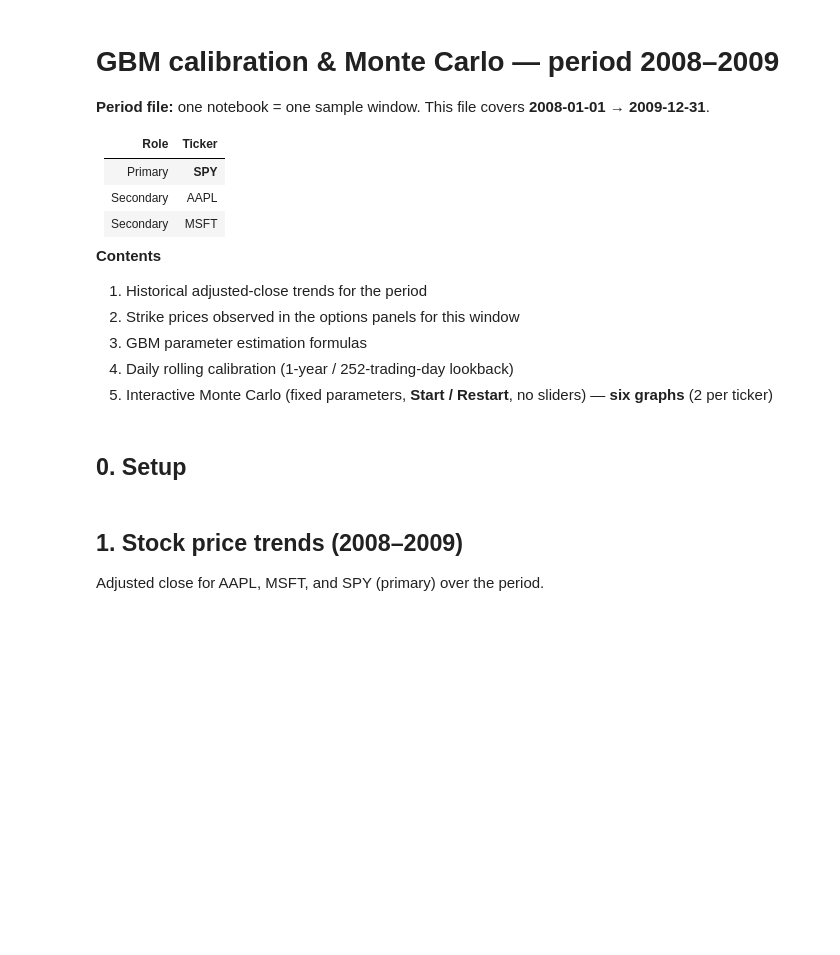
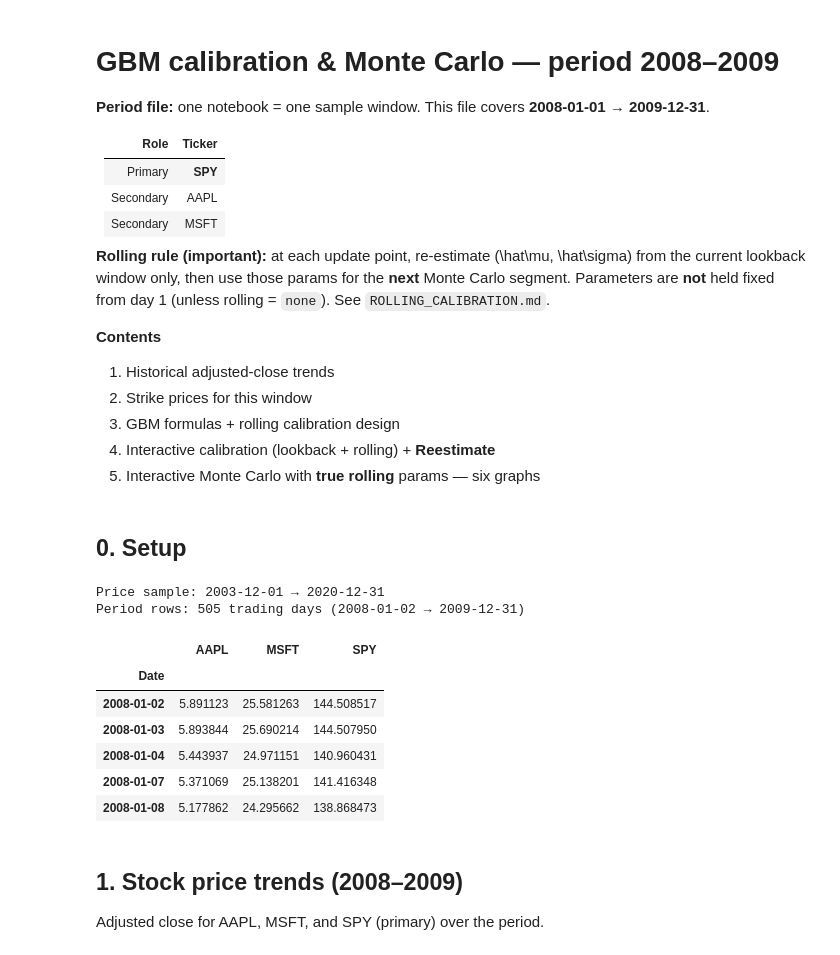
Before and after one commit to S0pH1A-creater/YifeiLu_Pioneer_Research_2026_code, a Jupyter notebook: research/gbm notebook/2008-2009_gbm.ipynb, the cells around one changed output. Cells and saved outputs as stored; diff of their text form; code cells hidden in the pictures; blank space fills up the shorter version.

```diff
--- a/research/gbm notebook/2008-2009_gbm.ipynb
+++ b/research/gbm notebook/2008-2009_gbm.ipynb
@@ -9,12 +9,14 @@
 | Secondary | AAPL |
 | Secondary | MSFT |
 
+**Rolling rule (important):** at each update point, re-estimate \(\hat\mu, \hat\sigma\) from the current lookback window only, then use those params for the **next** Monte Carlo segment. Parameters are **not** held fixed from day 1 (unless rolling = `none`). See `ROLLING_CALIBRATION.md`.
+
 **Contents**
-1. Historical adjusted-close trends for the period
-2. Strike prices observed in the options panels for this window
-3. GBM parameter estimation formulas
-4. Daily rolling calibration (1-year / 252-trading-day lookback)
-5. Interactive Monte Carlo (fixed parameters, **Start / Restart**, no sliders) — **six graphs** (2 per ticker)
+1. Historical adjusted-close trends
+2. Strike prices for this window
+3. GBM formulas + rolling calibration design
+4. Interactive calibration (lookback + rolling) + **Reestimate**
+5. Interactive Monte Carlo with **true rolling** params — six graphs
 # %% [markdown]
 ## 0. Setup
 # %%
@@ -24,34 +26,56 @@ import pandas as pd
 import matplotlib.pyplot as plt
 from IPython.display import display, Markdown, clear_output
 import ipywidgets as widgets
 
 %matplotlib inline
 plt.rcParams.update({
     "figure.dpi": 110,
     "axes.grid": True,
     "grid.alpha": 0.25,
     "axes.spines.top": False,
     "axes.spines.right": False,
 })
 
 DATA = Path("..") / "data"
 PERIOD_START = pd.Timestamp("2008-01-01")
 PERIOD_END = pd.Timestamp("2009-12-31")
 TICKERS = ["AAPL", "MSFT", "SPY"]  # SPY is primary
 N_DAYS = 252
-LOOKBACK_DAYS = 252  # 1-year calibration window (trading days)
 COLORS = {"AAPL": "#1f77b4", "MSFT": "#ff7f0e", "SPY": "#2ca02c"}
+
+WINDOW_OPTIONS = {
+    "3 months": pd.DateOffset(months=3),
+    "6 months": pd.DateOffset(months=6),
+    "1 year": pd.DateOffset(years=1),
+    "2 years": pd.DateOffset(years=2),
+    "5 years": pd.DateOffset(years=5),
+}
+ROLLING_OPTIONS = ["daily", "monthly", "none"]
 
 prices = pd.read_csv(DATA / "equity" / "prices_clean.csv", parse_dates=["Date"]).set_index("Date").sort_index()
 period_prices = prices.loc[PERIOD_START:PERIOD_END, TICKERS].copy()
 log_returns_all = np.log(prices[TICKERS]).diff()
+
+# Filled by Reestimate
+rolling = {}
+cal_meta = {}  # window_label, rolling_mode
 
 print(f"Price sample: {prices.index.min().date()} → {prices.index.max().date()}")
 print(
     f"Period rows: {len(period_prices)} trading days "
     f"({period_prices.index.min().date()} → {period_prices.index.max().date()})"
 )
 period_prices.head()
+# %% [output]
+Price sample: 2003-12-01 → 2020-12-31
+Period rows: 505 trading days (2008-01-02 → 2009-12-31)
+|  | AAPL | MSFT | SPY |
+| Date |  |  |  |
+| 2008-01-02 | 5.891123 | 25.581263 | 144.508517 |
+| 2008-01-03 | 5.893844 | 25.690214 | 144.507950 |
+| 2008-01-04 | 5.443937 | 24.971151 | 140.960431 |
+| 2008-01-07 | 5.371069 | 25.138201 | 141.416348 |
+| 2008-01-08 | 5.177862 | 24.295662 | 138.868473 |
 # %% [markdown]
 ## 1. Stock price trends (2008–2009)
 
```
Also changed, not shown: parts of 11 cells of this notebook, 7 other files.
